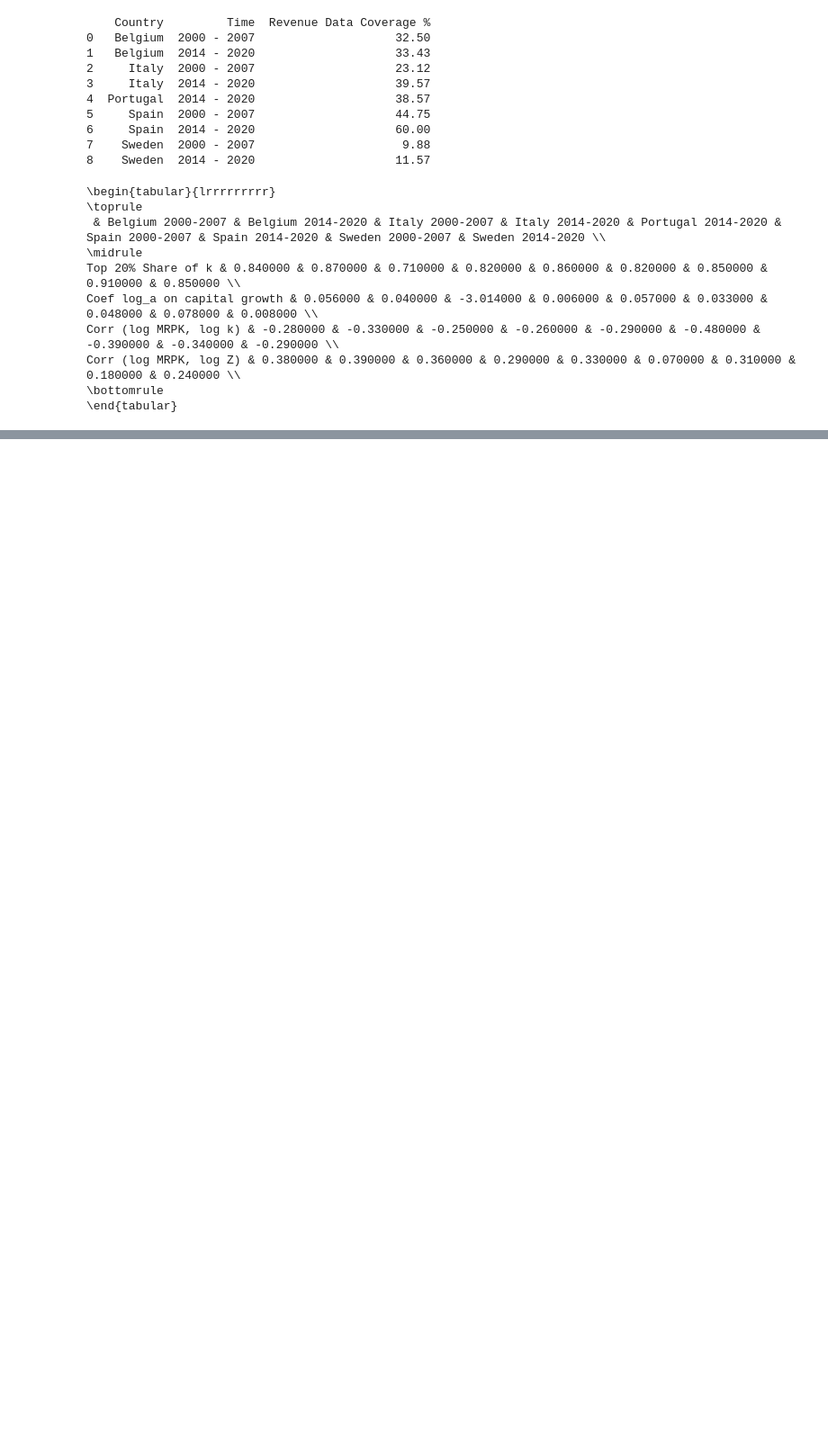
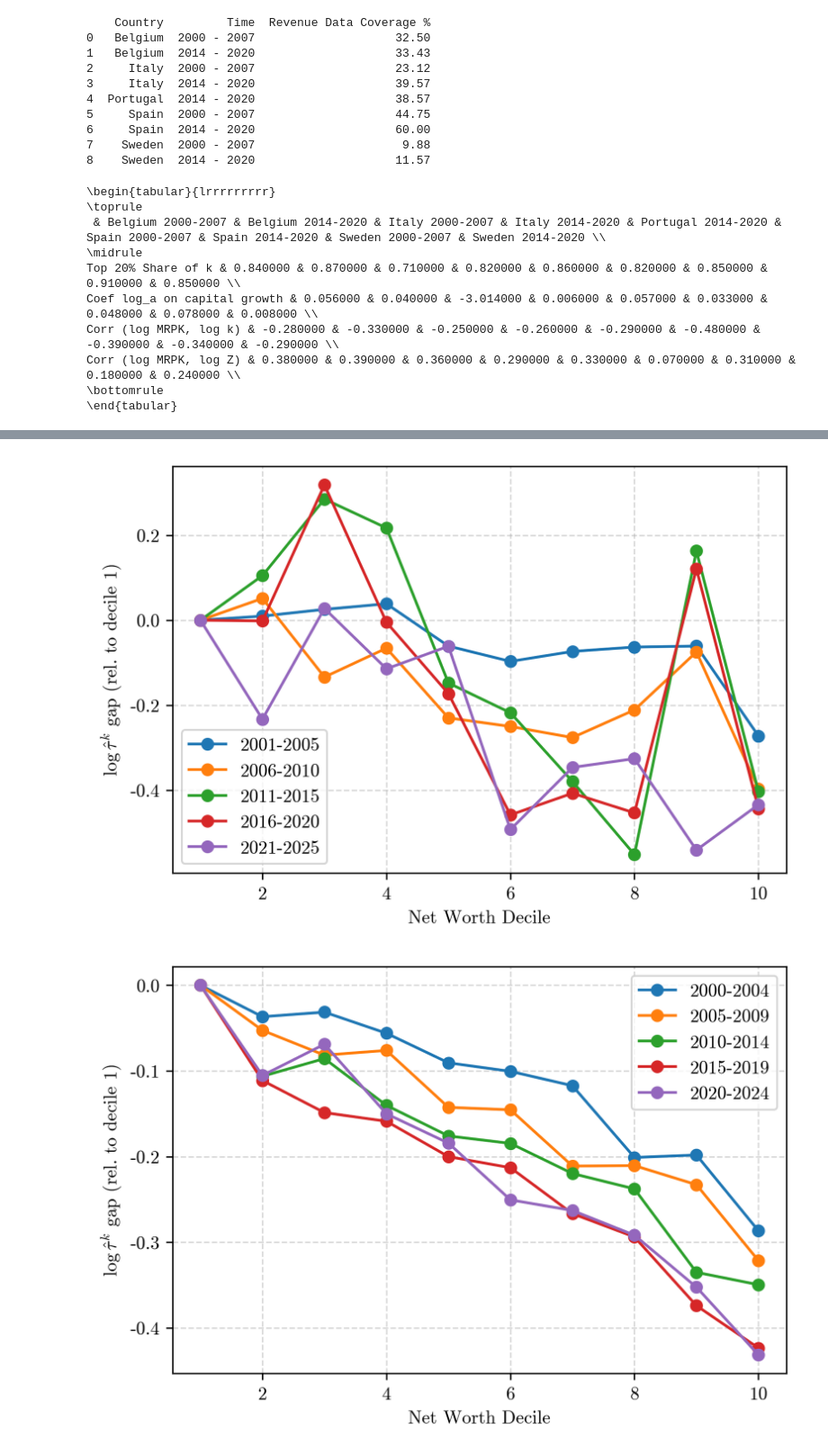
Before and after one commit to CurdinLieberherr/Master-Thesis, a Jupyter notebook: final_countries.ipynb, the cells around one changed output, grey strips where cells are left out. Shown at 90% size. Saved outputs shown, nothing was run; the diff lists cells and outputs as text; code cells hidden in the pictures; blank space fills up the shorter version.

```diff
--- a/final_countries.ipynb
+++ b/final_countries.ipynb
@@ -133,0 +136,3 @@ Corr (log MRPK, log Z) & 0.380000 & 0.390000 & 0.360000 & 0.290000 & 0.330000 &
+# %%
+analysis = MisallocationAnalysis('Portugal', 2007, 2024, sector='C')
+analysis.compare_df_eurostats()
@@ -133,0 +157,27 @@ Corr (log MRPK, log Z) & 0.380000 & 0.390000 & 0.360000 & 0.290000 & 0.330000 &
+# %%
+START = 2000
+END = 2024
+
+COUNTRIES = [
+    'Belgium',
+    'Italy',
+    'Portugal',
+    'Sweden'
+]
+
+allanalises = []
+
+for country in COUNTRIES:
+        if country == 'Portugal':
+              start = 2007
+        else: start = START
+        analysis = MisallocationAnalysis(country, start, END, sector='C')
+        allanalises.append(analysis)
+# %%
+
+for country in allanalises:
+    fig = country.plot_capital_wedges_results()
+    fig.savefig(f'plots/countrywedges/capital_wedges_firm_size_{country.country}.png',dpi=300)
+# %% [output]
+[figure, added]
+[figure, added]
```
Also changed, not shown: parts of 4 cells of this notebook, 2 other files.
